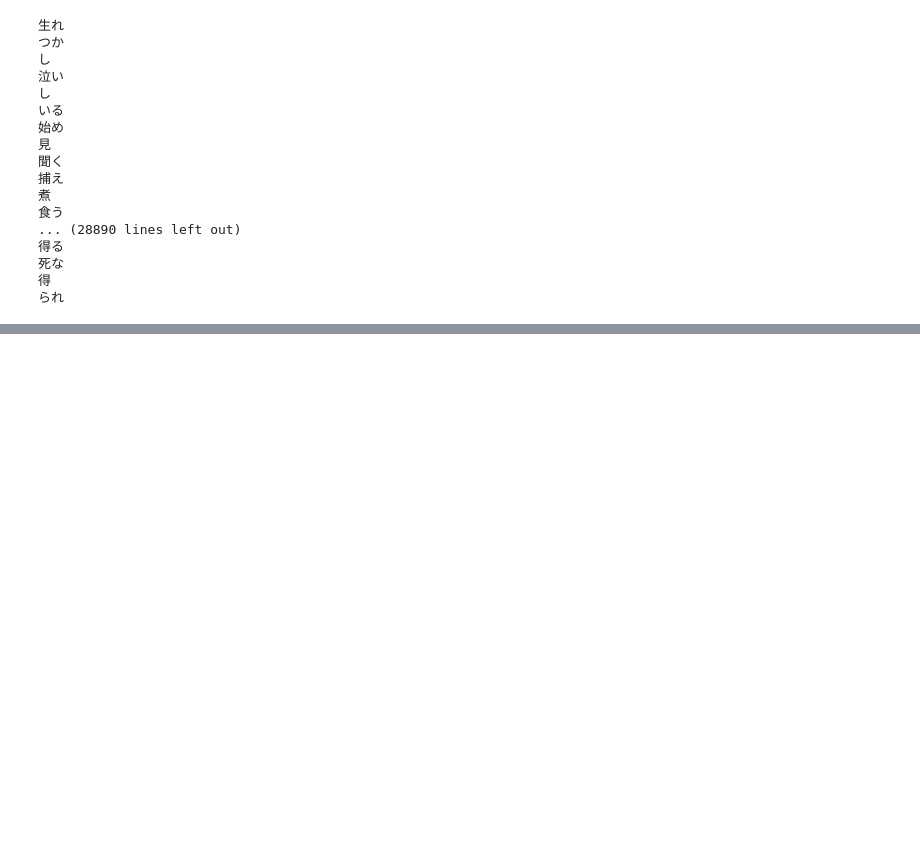
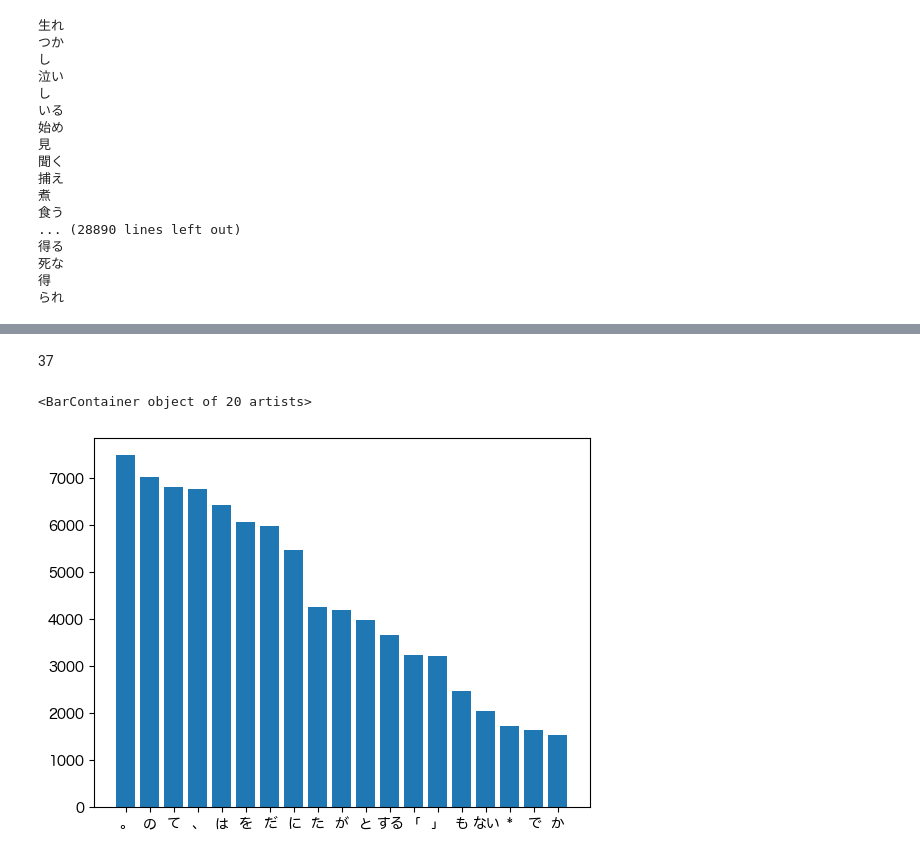
Before and after one commit to SJSY126/NLP100, a Jupyter notebook: Chapter4.ipynb, the cells around one changed output, grey strips where cells are left out. Cells and saved outputs as stored; diff of their text form; code cells hidden in the pictures; blank space fills up the shorter version.

```diff
--- a/Chapter4.ipynb
+++ b/Chapter4.ipynb
@@ -97,0 +126,6 @@ for sentence in sentences:
+# %%
+sentences = load_mecab_file('./neko.txt.mecab-ipadic')
+for sentence in sentences:
+    for word in sentence:
+        if word['pos'] == "名詞" and word['pos1'] == "サ変接続":
+            print(word['surface'])
@@ -97,0 +214,19 @@ for sentence in sentences:
+# %%
+sentences = load_mecab_file('./neko.txt.mecab-ipadic')
+
+word_count = {}
+
+for sentence in sentences:
+    for word in sentence:
+        temp = '{}\t{}\t{}'.format(
+            word['base'],
+            word['pos'],
+            word['pos1']
+        )
+        if temp in word_count:
+            word_count[temp] += 1
+        else:
+            word_count[temp] = 1
+
+word_count_sorted = sorted(word_count.items(), key=lambda x:x[1], reverse=1)
+word_count_sorted
@@ -97,0 +251,22 @@ for sentence in sentences:
+# %% [markdown]
+37
+# %%
+%matplotlib inline
+
+import matplotlib.pyplot as plt
+import seaborn as sns
+
+sns.set(style='darkgrid')
+
+plt.rcdefaults()
+plt.rcParams['font.family'] = 'Hiragino Maru Gothic Pro'
+# %%
+fig = plt.figure()
+
+x = [key.split("\t")[0] for key, value in word_count_sorted[:20]]
+y = [value for key, value in word_count_sorted[:20]]
+
+plt.bar(x,y)
+# %% [output]
+<BarContainer object of 20 artists>
+[figure, added]
```
Also changed, not shown: parts of 10 cells of this notebook, 1 other file.
